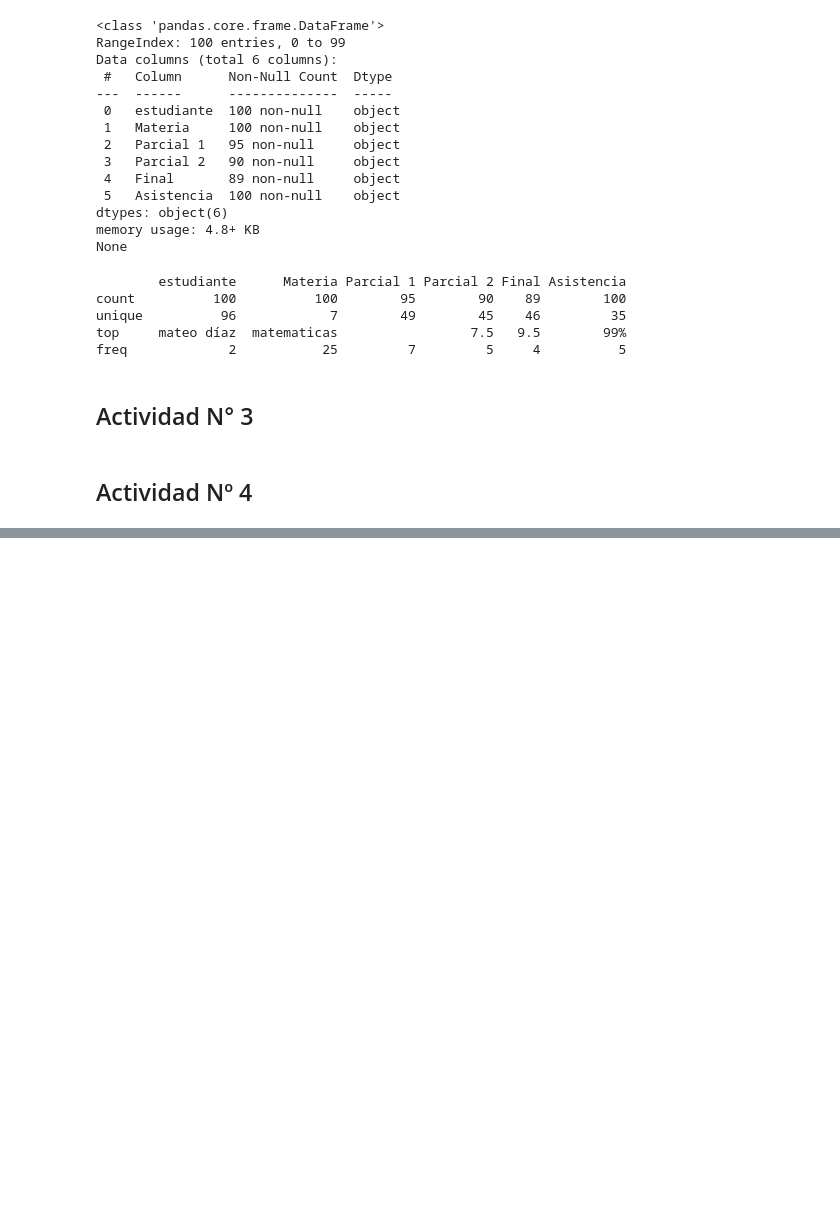
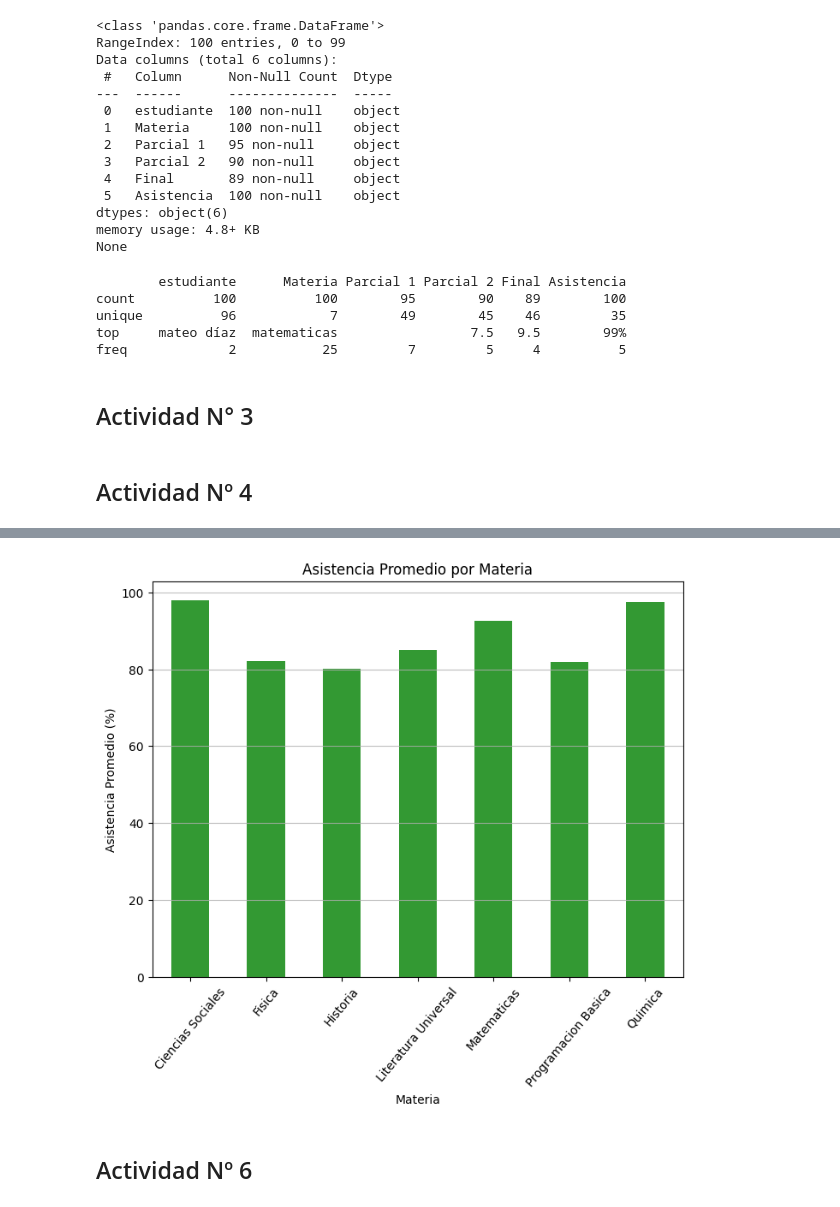
Before and after one commit to CristianSerrano25/tlp3_modelo_examen_parcial_serrano_cristian, a Jupyter notebook: main.ipynb, the cells around one changed output, grey strips where cells are left out. Saved outputs shown, nothing was run; the diff lists cells and outputs as text; code cells hidden in the pictures; blank space fills up the shorter version.

```diff
--- a/main.ipynb
+++ b/main.ipynb
@@ -147,0 +207,14 @@ max      9.900000    9.900000    9.900000  100.000000
+# %%
+# Grafico de barras que muestra la asistencia promedio por materia.
+plt.figure(figsize=(8,6))
+df.groupby("Materia")["Asistencia"].mean().plot(kind="bar", color="green", alpha=0.8)
+plt.title("Asistencia Promedio por Materia")
+plt.xlabel("Materia")
+plt.ylabel("Asistencia Promedio (%)")
+plt.xticks(rotation=50)
+plt.grid(axis="y", alpha=0.8)
+plt.show() # Muestra el grafico de barras de la asistencia promedio por materia.
+# %% [output]
+[figure, added]
+# %% [markdown]
+## Actividad Nº 6
```
Also changed, not shown: parts of 9 cells of this notebook, 1 other file.
